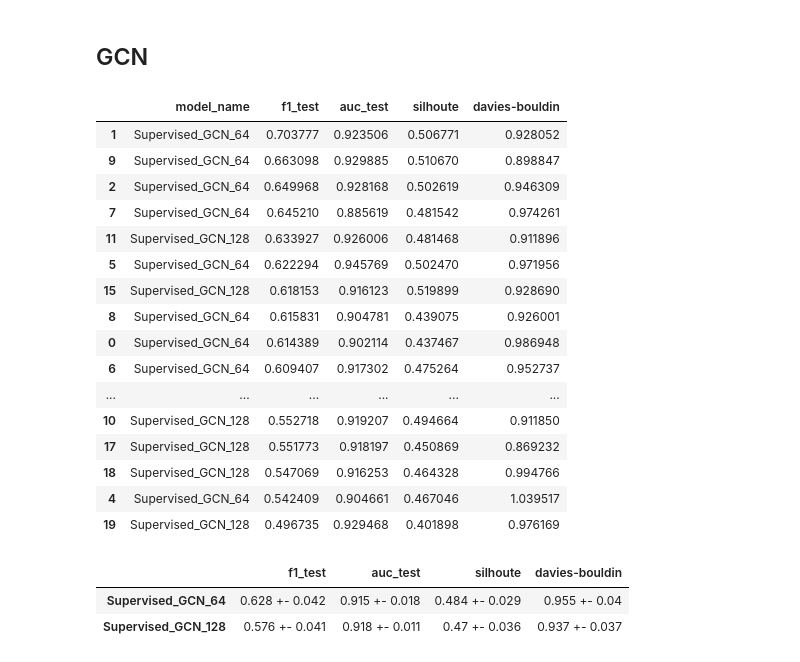
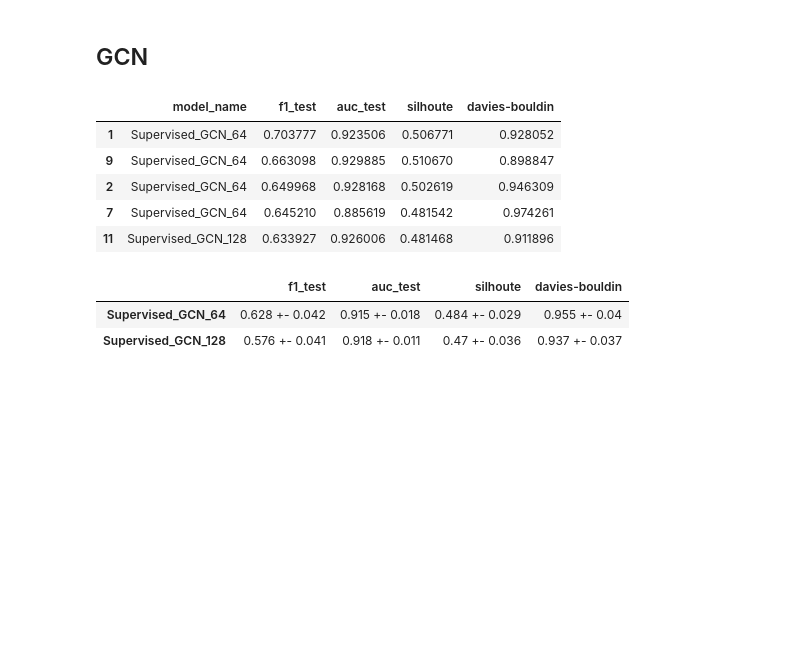
Before and after one commit to kaszycaO/representation-project, a Jupyter notebook: Summary.ipynb, the cells around one changed output. Saved outputs shown, nothing was run; the diff lists cells and outputs as text; code cells hidden in the pictures; blank space fills up the shorter version.

```diff
--- a/Summary.ipynb
+++ b/Summary.ipynb
@@ -175,23 +181,12 @@ Ostateczne wyniki będą porównywane na zbiorze testowym.
 ## GCN
 # %%
 df = pd.read_csv(RESULTS_PATH / "gcn_stats.csv")
-df.sort_values(by="f1_test", ascending=False)
+df.sort_values(by="f1_test", ascending=False).head(5)
 # %% [output]
 |  | model_name | f1_test | auc_test | silhoute | davies-bouldin |
 | 1 | Supervised_GCN_64 | 0.703777 | 0.923506 | 0.506771 | 0.928052 |
 | 9 | Supervised_GCN_64 | 0.663098 | 0.929885 | 0.510670 | 0.898847 |
 | 2 | Supervised_GCN_64 | 0.649968 | 0.928168 | 0.502619 | 0.946309 |
 | 7 | Supervised_GCN_64 | 0.645210 | 0.885619 | 0.481542 | 0.974261 |
 | 11 | Supervised_GCN_128 | 0.633927 | 0.926006 | 0.481468 | 0.911896 |
-| 5 | Supervised_GCN_64 | 0.622294 | 0.945769 | 0.502470 | 0.971956 |
-| 15 | Supervised_GCN_128 | 0.618153 | 0.916123 | 0.519899 | 0.928690 |
-| 8 | Supervised_GCN_64 | 0.615831 | 0.904781 | 0.439075 | 0.926001 |
-| 0 | Supervised_GCN_64 | 0.614389 | 0.902114 | 0.437467 | 0.986948 |
-| 6 | Supervised_GCN_64 | 0.609407 | 0.917302 | 0.475264 | 0.952737 |
-| ... | ... | ... | ... | ... | ... |
-| 10 | Supervised_GCN_128 | 0.552718 | 0.919207 | 0.494664 | 0.911850 |
-| 17 | Supervised_GCN_128 | 0.551773 | 0.918197 | 0.450869 | 0.869232 |
-| 18 | Supervised_GCN_128 | 0.547069 | 0.916253 | 0.464328 | 0.994766 |
-| 4 | Supervised_GCN_64 | 0.542409 | 0.904661 | 0.467046 | 1.039517 |
-| 19 | Supervised_GCN_128 | 0.496735 | 0.929468 | 0.401898 | 0.976169 |
 # %%
```
Also changed, not shown: parts of 4 cells of this notebook, 2 other files.
